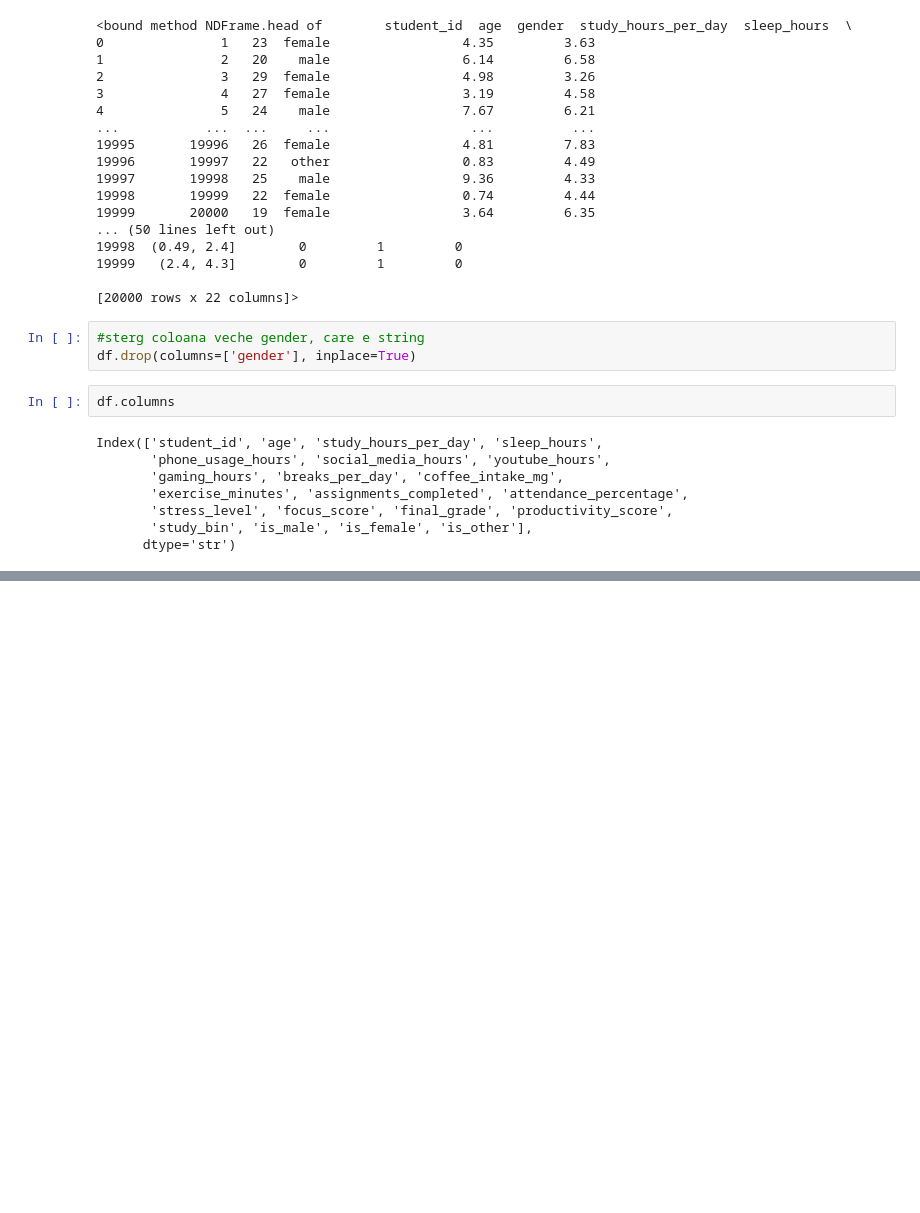
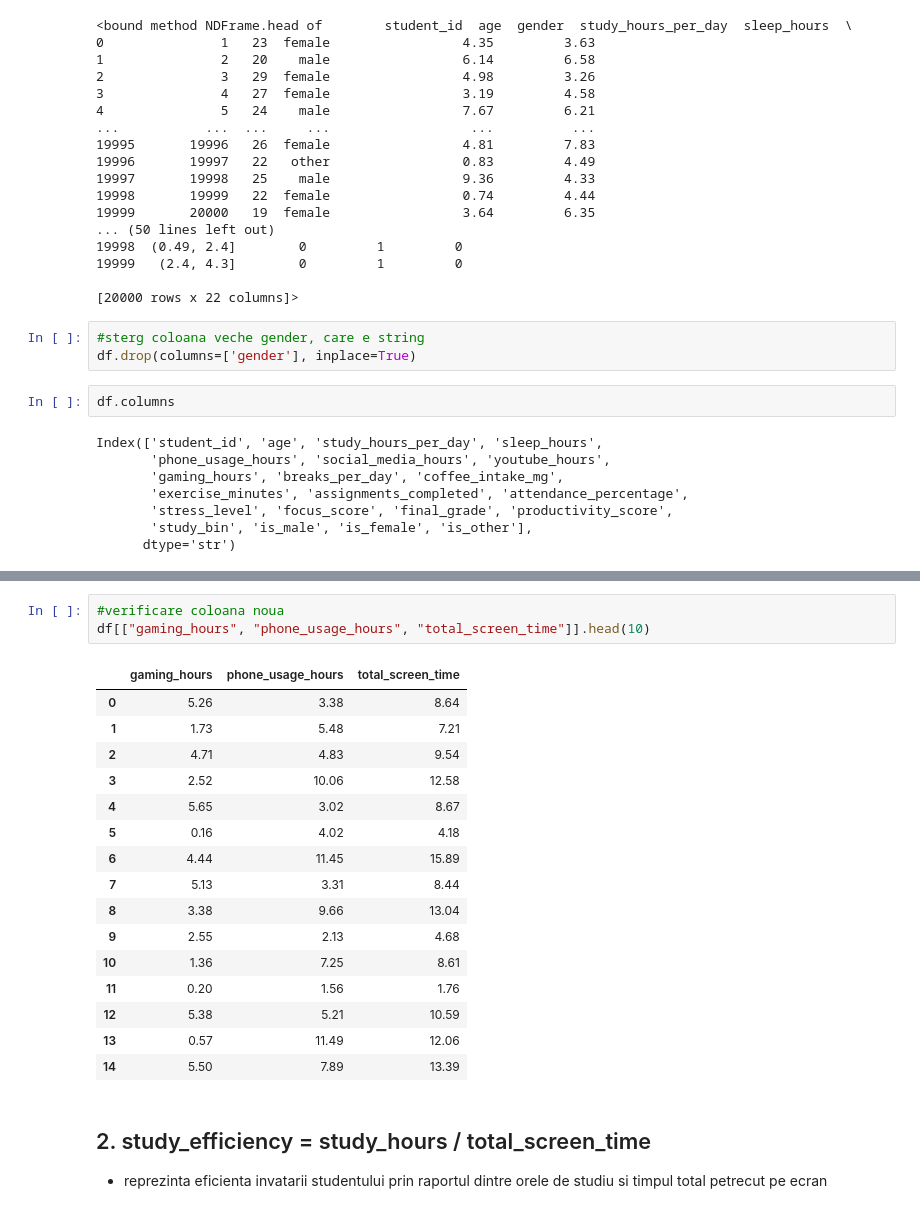
Before and after one commit to tbno9/Sisteme_Inteligente_proiect, a Jupyter notebook: ml_prezicere.ipynb, the cells around one changed output, grey strips where cells are left out. Saved outputs shown, nothing was run; the diff lists cells and outputs as text; blank space fills up the shorter version.

```diff
--- a/ml_prezicere.ipynb
+++ b/ml_prezicere.ipynb
@@ -190,0 +219,23 @@ Index(['student_id', 'age', 'study_hours_per_day', 'sleep_hours',
+# %%
+#verificare coloana noua
+df[["gaming_hours", "phone_usage_hours", "total_screen_time"]].head(10)
+# %% [output]
+|  | gaming_hours | phone_usage_hours | total_screen_time |
+| 0 | 5.26 | 3.38 | 8.64 |
+| 1 | 1.73 | 5.48 | 7.21 |
+| 2 | 4.71 | 4.83 | 9.54 |
+| 3 | 2.52 | 10.06 | 12.58 |
+| 4 | 5.65 | 3.02 | 8.67 |
+| 5 | 0.16 | 4.02 | 4.18 |
+| 6 | 4.44 | 11.45 | 15.89 |
+| 7 | 5.13 | 3.31 | 8.44 |
+| 8 | 3.38 | 9.66 | 13.04 |
+| 9 | 2.55 | 2.13 | 4.68 |
+| 10 | 1.36 | 7.25 | 8.61 |
+| 11 | 0.20 | 1.56 | 1.76 |
+| 12 | 5.38 | 5.21 | 10.59 |
+| 13 | 0.57 | 11.49 | 12.06 |
+| 14 | 5.50 | 7.89 | 13.39 |
+# %% [markdown]
+## 2. study_efficiency = study_hours / total_screen_time
+- reprezinta eficienta invatarii studentului prin raportul dintre orele de studiu si timpul total petrecut pe ecran
```
Also changed, not shown: parts of 9 cells of this notebook.
